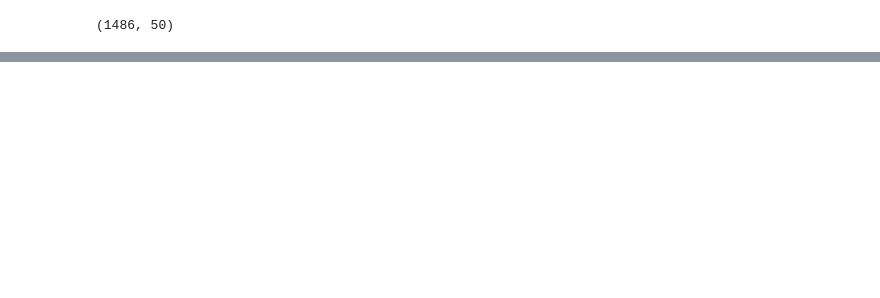
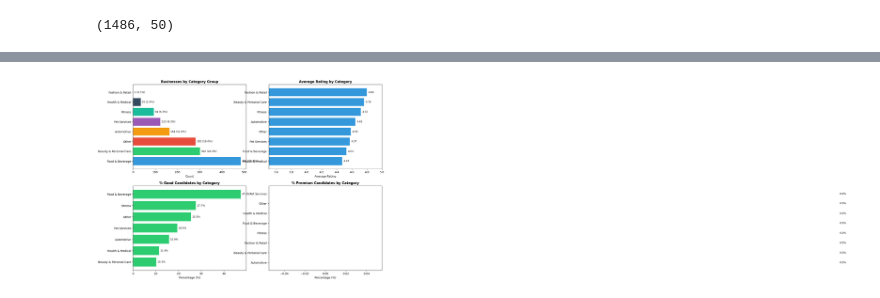
Before and after one commit to nicolasvargaszz/WebDevelopersAgents, a Jupyter notebook: data_visualization.ipynb, the cells around one changed output, grey strips where cells are left out. Saved outputs shown, nothing was run; the diff lists cells and outputs as text; code cells hidden in the pictures; blank space fills up the shorter version.

```diff
--- a/data_visualization.ipynb
+++ b/data_visualization.ipynb
@@ -339,0 +181,9 @@ plt.show()
+# %%
+# Reload fresh data
+import pandas as pd
+import matplotlib.pyplot as plt
+import numpy as np
+
+df = pd.read_csv("./business_analysis.csv")
+print(f"📦 Total businesses: {len(df)}")
+print(f"📋 Columns: {list(df.columns)}")
@@ -339,0 +226,45 @@ plt.show()
+# %%
+# 📂 CATEGORY ANALYSIS: Deep Dive by Business Type
+fig, axes = plt.subplots(2, 2, figsize=(16, 12))
+
+# 1. Category Groups - Horizontal Bar with counts
+cat_counts = df['category_group'].value_counts()
+colors = ['#3498db', '#2ecc71', '#e74c3c', '#f39c12', '#9b59b6', '#1abc9c', '#34495e']
+bars = axes[0, 0].barh(cat_counts.index, cat_counts.values, color=colors[:len(cat_counts)])
+axes[0, 0].set_title('Businesses by Category Group', fontweight='bold', fontsize=12)
+axes[0, 0].set_xlabel('Count')
+for bar, val in zip(bars, cat_counts.values):
+    axes[0, 0].text(val + 5, bar.get_y() + bar.get_height()/2, f'{val} ({val/len(df)*100:.1f}%)', va='center', fontsize=9)
+
+# 2. Average Rating by Category
+rating_by_cat = df.groupby('category_group')['rating'].mean().sort_values(ascending=True)
+bars = axes[0, 1].barh(rating_by_cat.index, rating_by_cat.values, color='#3498db')
+axes[0, 1].set_title('Average Rating by Category', fontweight='bold', fontsize=12)
+axes[0, 1].set_xlabel('Average Rating')
+axes[0, 1].set_xlim(3.5, 5)
+for bar, val in zip(bars, rating_by_cat.values):
+    axes[0, 1].text(val + 0.02, bar.get_y() + bar.get_height()/2, f'{val:.2f}', va='center', fontsize=9)
+
+# 3. Good Candidates by Category
+good_by_cat = df[df['is_good_candidate'] == True].groupby('category_group').size()
+total_by_cat = df.groupby('category_group').size()
+pct_good = (good_by_cat / total_by_cat * 100).sort_values(ascending=True)
+bars = axes[1, 0].barh(pct_good.index, pct_good.values, color='#2ecc71')
+axes[1, 0].set_title('% Good Candidates by Category', fontweight='bold', fontsize=12)
+axes[1, 0].set_xlabel('Percentage (%)')
+for bar, val in zip(bars, pct_good.values):
+    axes[1, 0].text(val + 0.5, bar.get_y() + bar.get_height()/2, f'{val:.1f}%', va='center', fontsize=9)
+
+# 4. Premium Candidates by Category
+premium_by_cat = df[df['is_premium_candidate'] == True].groupby('category_group').size()
+pct_premium = (premium_by_cat / total_by_cat * 100).fillna(0).sort_values(ascending=True)
+bars = axes[1, 1].barh(pct_premium.index, pct_premium.values, color='#f39c12')
+axes[1, 1].set_title('% Premium Candidates by Category', fontweight='bold', fontsize=12)
+axes[1, 1].set_xlabel('Percentage (%)')
+for bar, val in zip(bars, pct_premium.values):
+    axes[1, 1].text(val + 0.5, bar.get_y() + bar.get_height()/2, f'{val:.1f}%', va='center', fontsize=9)
+
+plt.tight_layout()
+plt.show()
+# %% [output]
+[figure, added]
```
Also changed, not shown: parts of 18 cells of this notebook, 3 other files.
